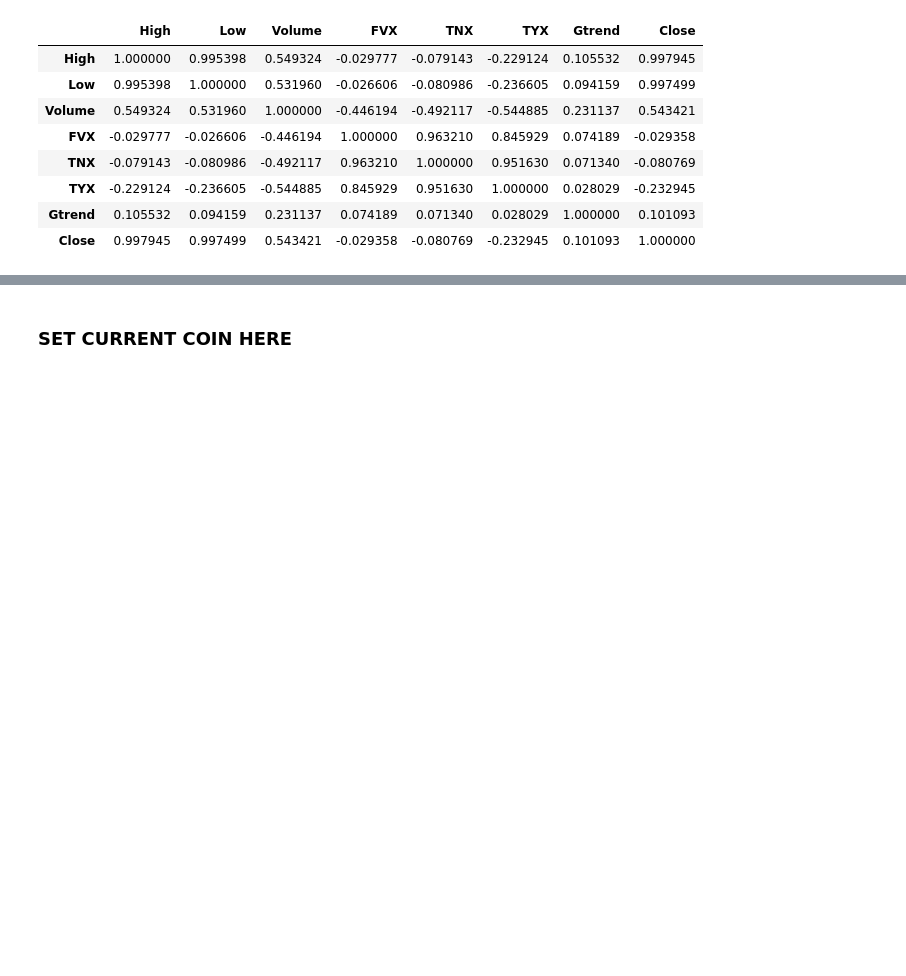
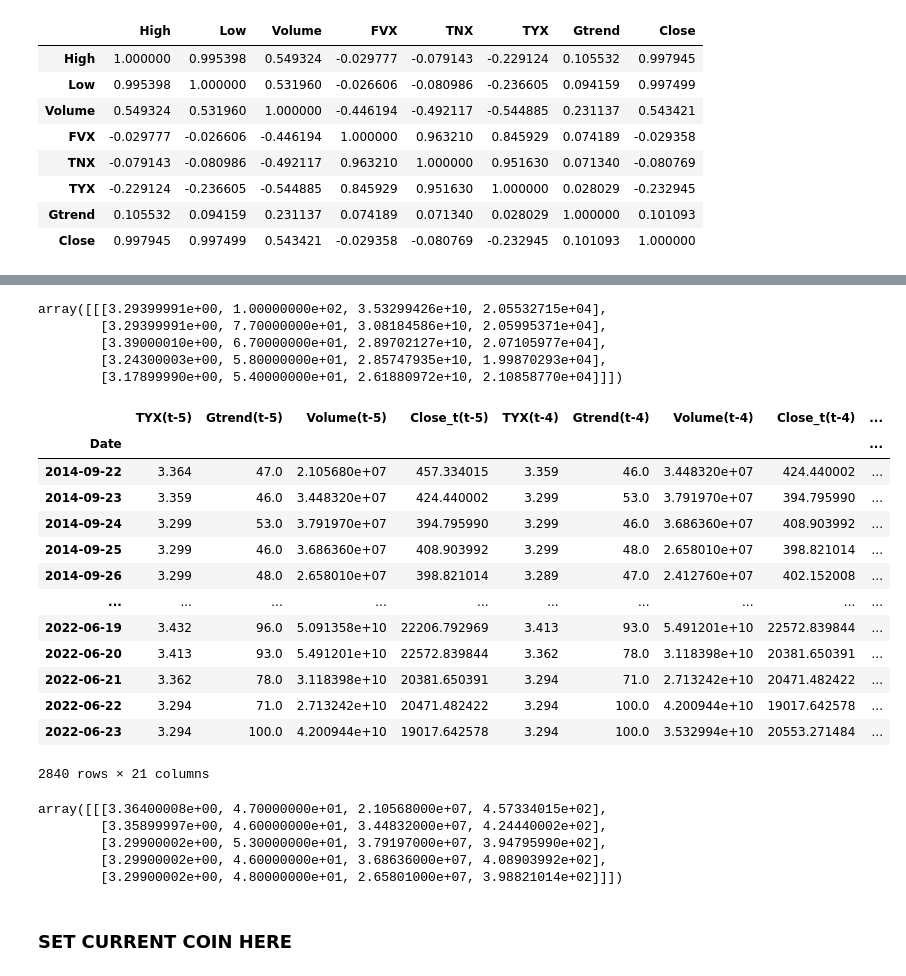
Before and after one commit to andres-pb/DS4A_project, a Jupyter notebook: model_selection_report.ipynb.ipynb, the cells around one changed output, grey strips where cells are left out. Saved outputs shown, nothing was run; the diff lists cells and outputs as text; code cells hidden in the pictures; blank space fills up the shorter version.

```diff
--- a/model_selection_report.ipynb.ipynb
+++ b/model_selection_report.ipynb.ipynb
@@ -764,4 +751,38 @@ dsets['LTC-USD']
 2845 rows × 4 columns
+# %%
+test_sample = dsets['BTC-USD'].iloc[-5:, :]
+test_sample.values.reshape((1, 5, 4))
+# %% [output]
+array([[[3.29399991e+00, 1.00000000e+02, 3.53299426e+10, 2.05532715e+04],
+        [3.29399991e+00, 7.70000000e+01, 3.08184586e+10, 2.05995371e+04],
+        [3.39000010e+00, 6.70000000e+01, 2.89702127e+10, 2.07105977e+04],
+        [3.24300003e+00, 5.80000000e+01, 2.85747935e+10, 1.99870293e+04],
+        [3.17899990e+00, 5.40000000e+01, 2.61880972e+10, 2.10858770e+04]]])
+# %%
+series_to_supervised(dsets['BTC-USD'], n_in=5, n_out=1, min_input=5)
+# %% [output]
+|  | TYX(t-5) | Gtrend(t-5) | Volume(t-5) | Close_t(t-5) | TYX(t-4) | Gtrend(t-4) | Volume(t-4) | Close_t(t-4) | ... |
+| Date |  |  |  |  |  |  |  |  | ... |
+| 2014-09-22 | 3.364 | 47.0 | 2.105680e+07 | 457.334015 | 3.359 | 46.0 | 3.448320e+07 | 424.440002 | ... |
+| 2014-09-23 | 3.359 | 46.0 | 3.448320e+07 | 424.440002 | 3.299 | 53.0 | 3.791970e+07 | 394.795990 | ... |
+| 2014-09-24 | 3.299 | 53.0 | 3.791970e+07 | 394.795990 | 3.299 | 46.0 | 3.686360e+07 | 408.903992 | ... |
+| 2014-09-25 | 3.299 | 46.0 | 3.686360e+07 | 408.903992 | 3.299 | 48.0 | 2.658010e+07 | 398.821014 | ... |
+| 2014-09-26 | 3.299 | 48.0 | 2.658010e+07 | 398.821014 | 3.289 | 47.0 | 2.412760e+07 | 402.152008 | ... |
+| ... | ... | ... | ... | ... | ... | ... | ... | ... | ... |
+| 2022-06-19 | 3.432 | 96.0 | 5.091358e+10 | 22206.792969 | 3.413 | 93.0 | 5.491201e+10 | 22572.839844 | ... |
+| 2022-06-20 | 3.413 | 93.0 | 5.491201e+10 | 22572.839844 | 3.362 | 78.0 | 3.118398e+10 | 20381.650391 | ... |
+| 2022-06-21 | 3.362 | 78.0 | 3.118398e+10 | 20381.650391 | 3.294 | 71.0 | 2.713242e+10 | 20471.482422 | ... |
+| 2022-06-22 | 3.294 | 71.0 | 2.713242e+10 | 20471.482422 | 3.294 | 100.0 | 4.200944e+10 | 19017.642578 | ... |
+| 2022-06-23 | 3.294 | 100.0 | 4.200944e+10 | 19017.642578 | 3.294 | 100.0 | 3.532994e+10 | 20553.271484 | ... |
+2840 rows × 21 columns
+# %%
+series_to_supervised(dsets['BTC-USD'], n_in=5, n_out=1, min_input=5).iloc[0, :-1].values.reshape((1,5,4))
+# %% [output]
+array([[[3.36400008e+00, 4.70000000e+01, 2.10568000e+07, 4.57334015e+02],
+        [3.35899997e+00, 4.60000000e+01, 3.44832000e+07, 4.24440002e+02],
+        [3.29900002e+00, 5.30000000e+01, 3.79197000e+07, 3.94795990e+02],
+        [3.29900002e+00, 4.60000000e+01, 3.68636000e+07, 4.08903992e+02],
+        [3.29900002e+00, 4.80000000e+01, 2.65801000e+07, 3.98821014e+02]]])
 # %% [markdown]
 ### SET CURRENT COIN HERE
 # %%
```
Also changed, not shown: parts of 7 cells of this notebook, 5 other files.
